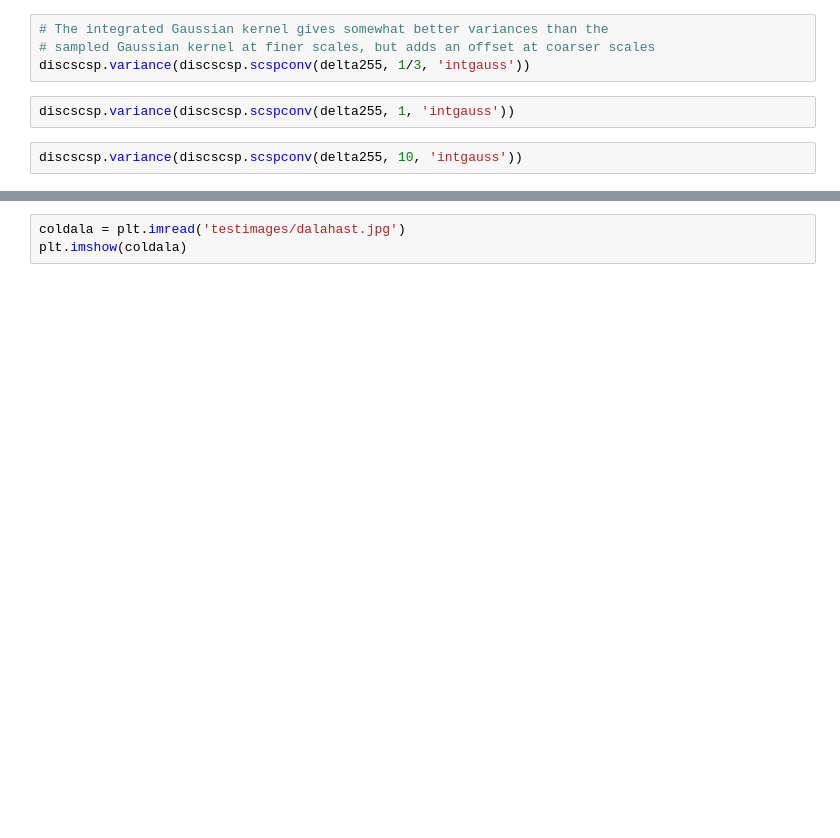
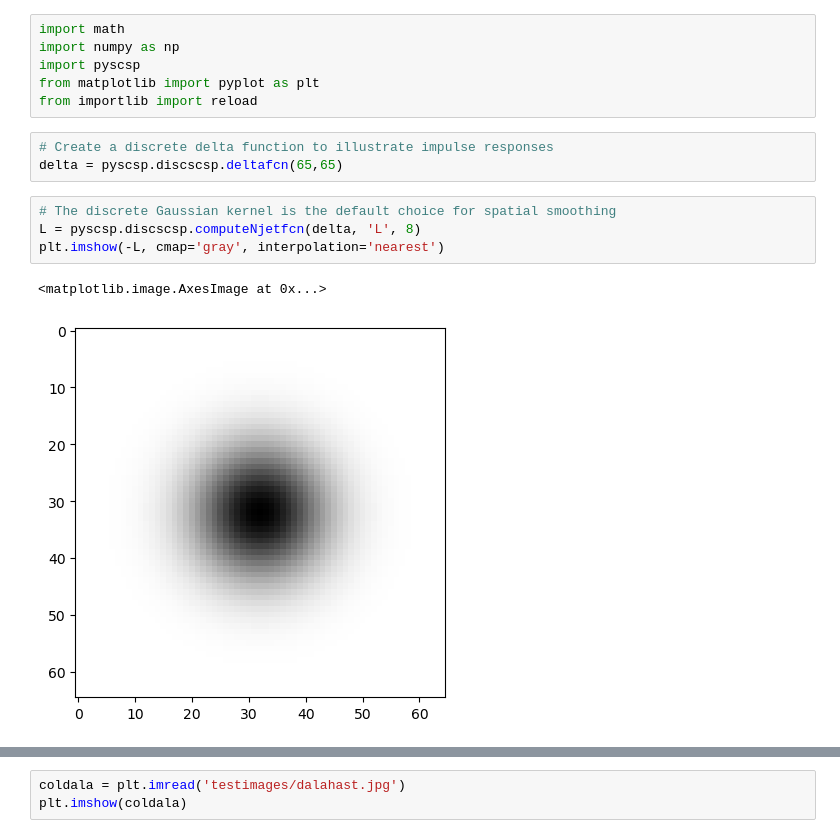
Before and after one commit to tonylindeberg/pyscsp, a Jupyter notebook: discscspdemo.ipynb, the cells around one changed output, grey strips where cells are left out. Drawn from its saved outputs; the diff is of its cells as text; blank space fills up the shorter version.

```diff
--- a/discscspdemo.ipynb
+++ b/discscspdemo.ipynb
@@ -111,8 +1,16 @@ discscsp.variance(discscsp.scspconv(delta255, 10, 'normsamplgauss'))
-# %%
-# The integrated Gaussian kernel gives somewhat better variances than the
-# sampled Gaussian kernel at finer scales, but adds an offset at coarser scales
-discscsp.variance(discscsp.scspconv(delta255, 1/3, 'intgauss'))
-# %%
-discscsp.variance(discscsp.scspconv(delta255, 1, 'intgauss'))
-# %%
-discscsp.variance(discscsp.scspconv(delta255, 10, 'intgauss'))
+# %%
+import math
+import numpy as np
+import pyscsp
+from matplotlib import pyplot as plt
+from importlib import reload
+# %%
+# Create a discrete delta function to illustrate impulse responses
+delta = pyscsp.discscsp.deltafcn(65,65)
+# %%
+# The discrete Gaussian kernel is the default choice for spatial smoothing
+L = pyscsp.discscsp.computeNjetfcn(delta, 'L', 8)
+plt.imshow(-L, cmap='gray', interpolation='nearest')
+# %% [output]
+<matplotlib.image.AxesImage at 0x...>
+[figure, added]
```
Also changed, not shown: parts of 66 cells of this notebook, 6 other files.
